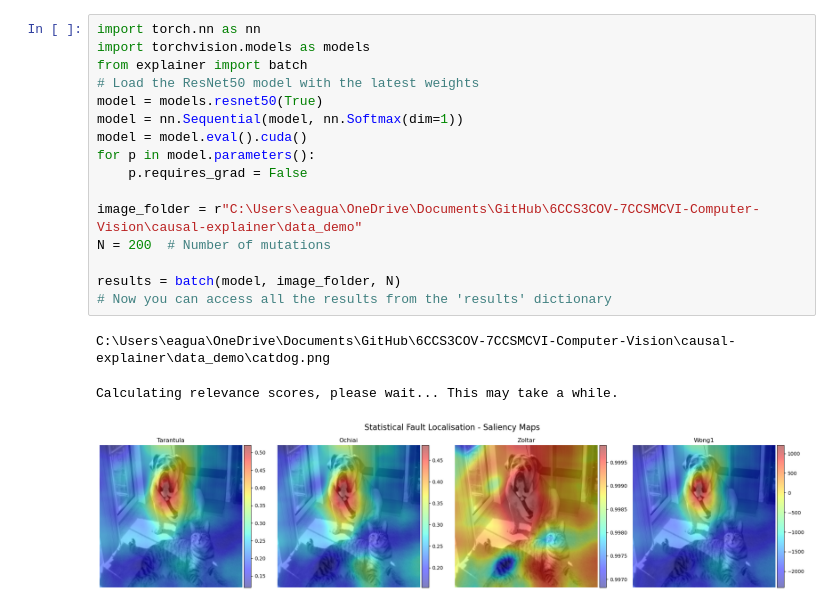
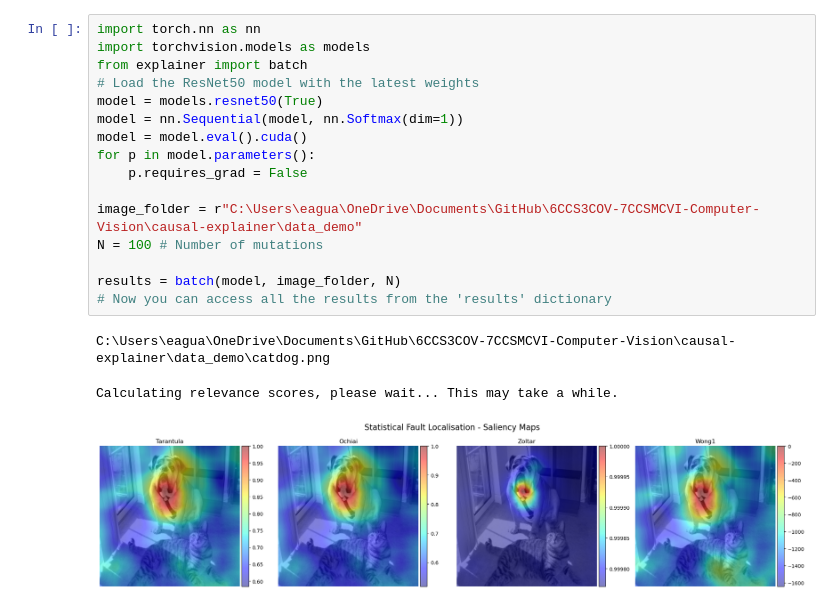
Before and after one commit to eaguaida/causal-explainer, a Jupyter notebook: causal-explainer/batch_easy.ipynb, the cells around one changed output. Cells and saved outputs as stored; diff of their text form.

```diff
--- a/causal-explainer/batch_easy.ipynb
+++ b/causal-explainer/batch_easy.ipynb
@@ -1,20 +1,20 @@
 # %%
 import torch.nn as nn
 import torchvision.models as models
 from explainer import batch
 # Load the ResNet50 model with the latest weights
 model = models.resnet50(True)
 model = nn.Sequential(model, nn.Softmax(dim=1))
 model = model.eval().cuda()
 for p in model.parameters():
     p.requires_grad = False
 
 image_folder = r"C:\Users\eagua\OneDrive\Documents\GitHub\6CCS3COV-7CCSMCVI-Computer-Vision\causal-explainer\data_demo"
-N = 200  # Number of mutations
+N = 100 # Number of mutations
 
 results = batch(model, image_folder, N)
 # Now you can access all the results from the 'results' dictionary
 # %% [output]
 C:\Users\eagua\OneDrive\Documents\GitHub\6CCS3COV-7CCSMCVI-Computer-Vision\causal-explainer\data_demo\catdog.png
 Calculating relevance scores, please wait... This may take a while.
-[figure, old version]
+[figure, new version]
```
Also changed, not shown: 10 other files.
